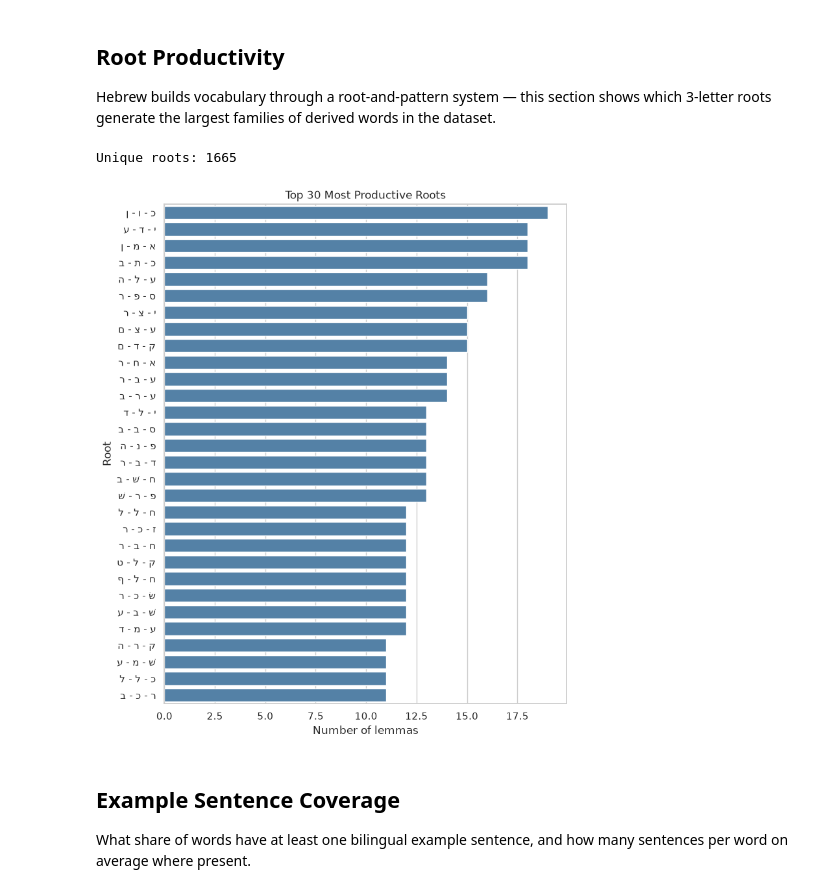
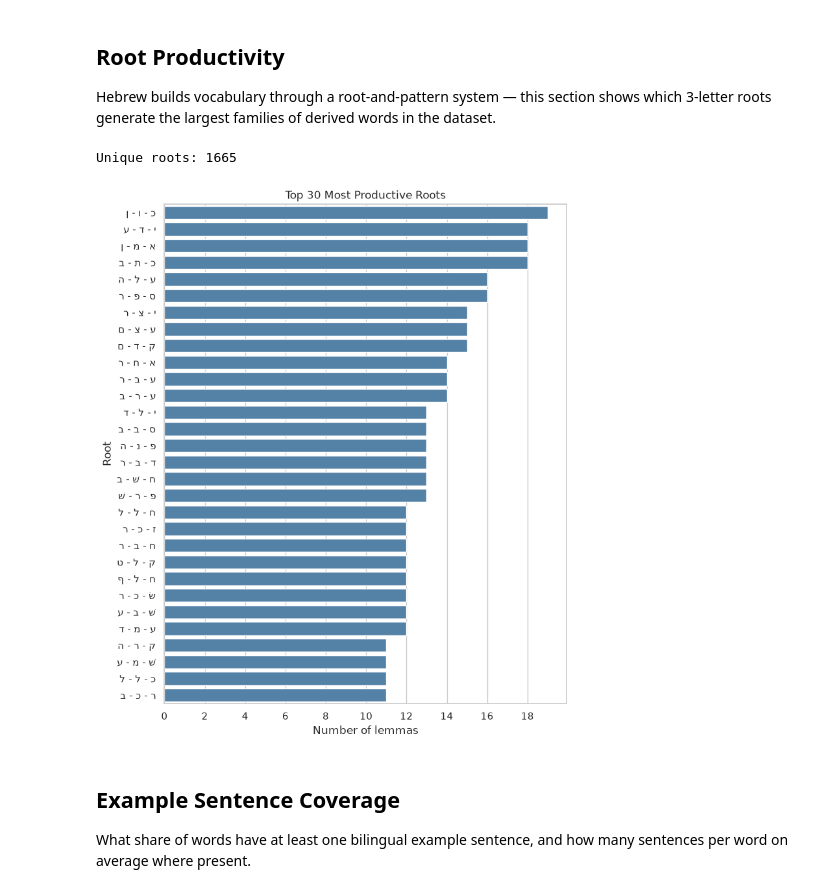
Before and after one commit to gzappaa/hebrew-vocab-hub-analysis, a Jupyter notebook: notebooks/01_eda.ipynb, the cells around one changed output. Saved outputs shown, nothing was run; the diff lists cells and outputs as text; code cells hidden in the pictures.

```diff
--- a/notebooks/01_eda.ipynb
+++ b/notebooks/01_eda.ipynb
@@ -164,25 +164,33 @@ in the dataset.
 # %%
 roots_df = pd.read_sql("""
     SELECT r.display AS root, COUNT(l.id) AS n_lemmas
     FROM roots r
     JOIN lemmas l ON l.root_id = r.id
     GROUP BY r.display
     ORDER BY n_lemmas DESC
     LIMIT 30
 """, engine)
 
 n_unique_roots = pd.read_sql("SELECT COUNT(*) FROM roots", engine).iloc[0,0]
 print(f"Unique roots: {n_unique_roots}")
 
+import matplotlib.ticker as ticker
+
 plt.figure(figsize=(8,10))
+
 sns.barplot(data=roots_df, y="root", x="n_lemmas", color="steelblue")
+
 plt.title("Top 30 Most Productive Roots")
 plt.xlabel("Number of lemmas")
 plt.ylabel("Root")
+
+# Force integer ticks
+plt.gca().xaxis.set_major_locator(ticker.MaxNLocator(integer=True))
+
 plt.show()
 # %% [output]
 Unique roots: 1665
-[figure, old version]
+[figure, new version]
 # %% [markdown]
 ## Example Sentence Coverage
 
```
Also changed, not shown: parts of 2 cells of this notebook, 10 other files.
